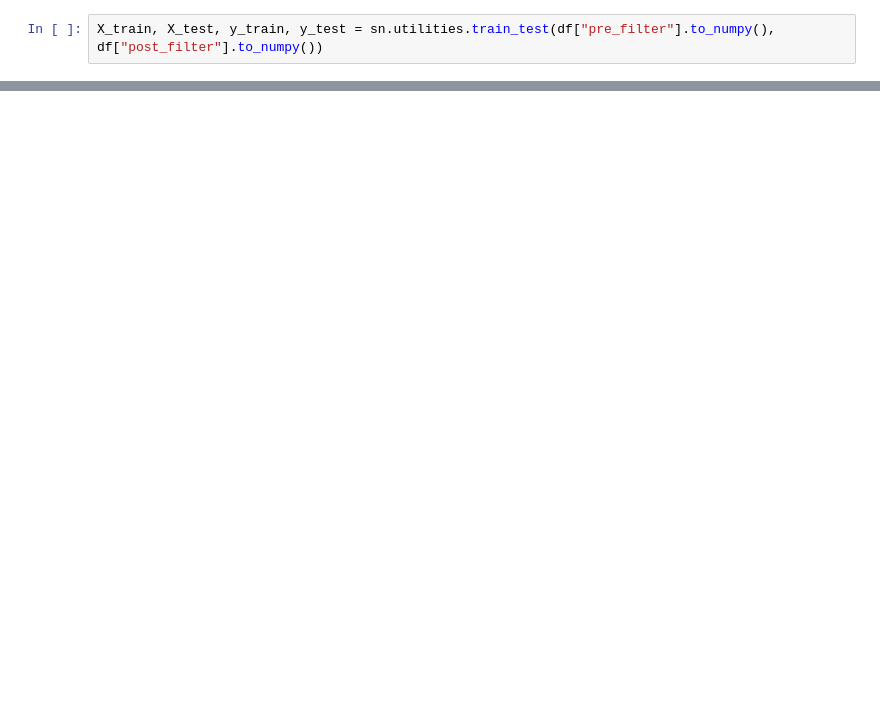
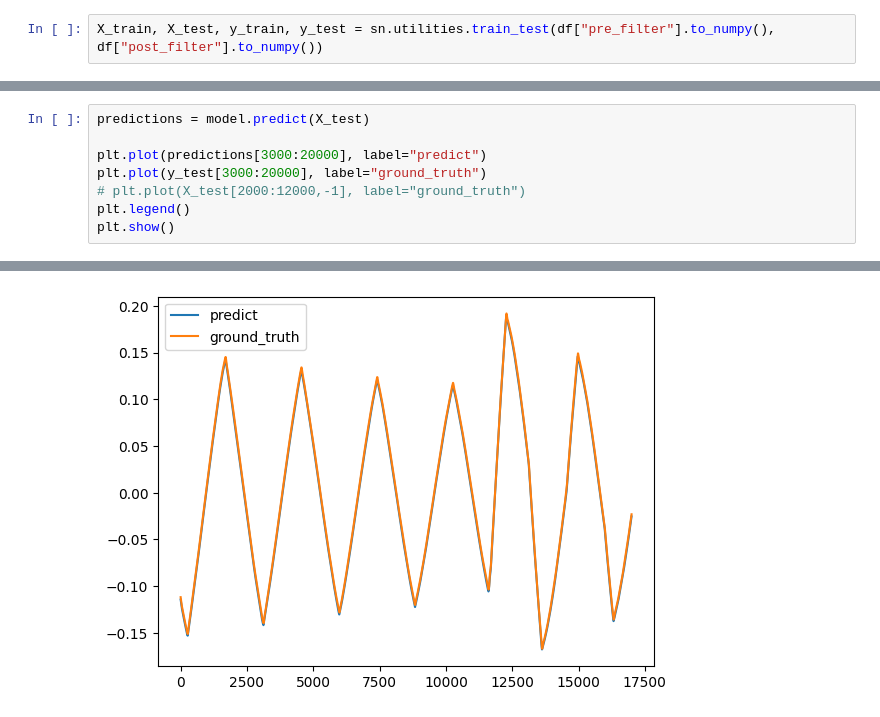
Before and after one commit to john-marinelli/filternet, a Jupyter notebook: lstm_tests.ipynb, the cells around one changed output, grey strips where cells are left out. Cells and saved outputs as stored; diff of their text form; blank space fills up the shorter version.

```diff
--- a/lstm_tests.ipynb
+++ b/lstm_tests.ipynb
@@ -204,0 +84,9 @@ To https://github.com/john-marinelli/filternet.git
+# %%
+predictions = model.predict(X_test)
+
+plt.plot(predictions[3000:20000], label="predict")
+plt.plot(y_test[3000:20000], label="ground_truth")
+# plt.plot(X_test[2000:12000,-1], label="ground_truth")
+plt.legend()
+plt.show()
+# %% [output]
@@ -204,0 +94 @@ To https://github.com/john-marinelli/filternet.git
+[figure, added]
```
Also changed, not shown: parts of 23 cells of this notebook, 40 other files.
